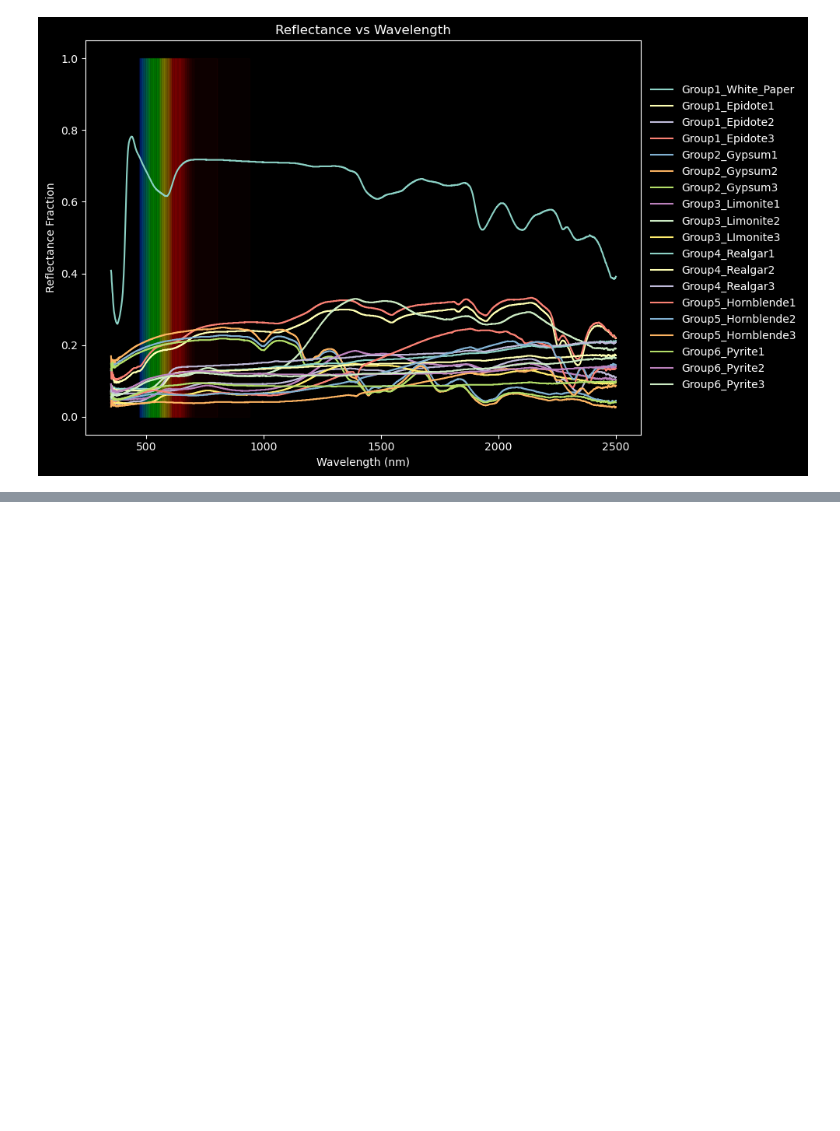
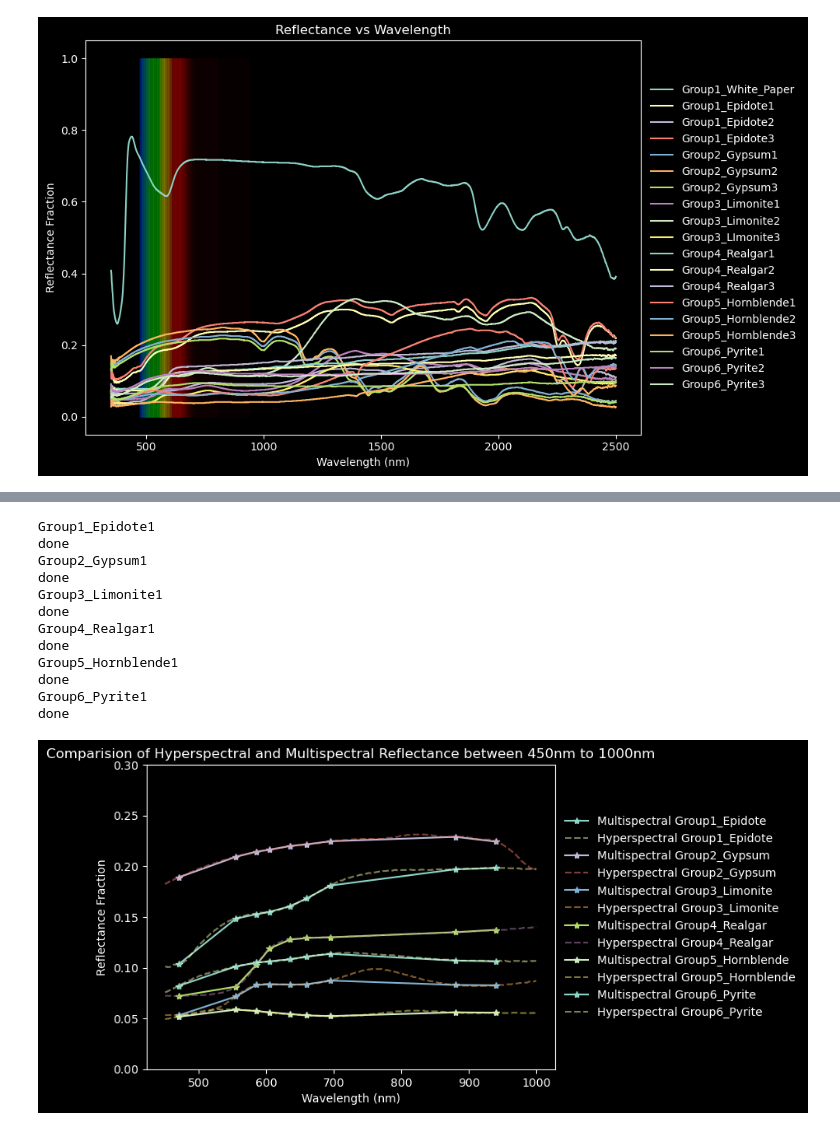
Before and after one commit to ashwin-r-k/SpaceInstrumentationLAB_IITK, a Jupyter notebook: lab2.ipynb, the cells around one changed output, grey strips where cells are left out. Drawn from its saved outputs; the diff is of its cells as text; code cells hidden in the pictures; blank space fills up the shorter version.

```diff
--- a/lab2.ipynb
+++ b/lab2.ipynb
@@ -502,0 +561,67 @@ def plot3_errr(x,y1,y2,y3):
+# %%
+#creating a new data frame to save the extracted  data and save in this
+df_extracted = pd.DataFrame()
+df_extracted["wavelength"] = list_lambda_ms
+
+j=0
+avg=0
+xmin = 450
+xmax = 1000
+for i in range(2,len(df.columns.values),3):
+    j=j+1
+
+    print(df.columns.values[i])
+    avg = (df[df.columns.values[i]].values + df[df.columns.values[i+1]].values+df[df.columns.values[i+2]].values)/3
+    short_y = getshorty(list(list_lambda), list(avg), list(list_lambda_ms))
+
+
+
+    print("done")
+    name = df.columns.values[i]
+
+    df_extracted[name] = np.round(short_y,3)
+
+    plt.plot(list_lambda_ms,short_y,"-*",label=f"Multispectral {name[:-1]} ")
+
+            # Filter long_x and long_y for values within the range [xmin, xmax]
+    filtered_x = [ x for x in list_lambda if xmin <= x <= xmax]
+    filtered_y = [avg[list(list_lambda).index(x)] for x in filtered_x]
+
+    # Plot the filtered data
+    plt.plot(filtered_x, filtered_y, "--",alpha =0.5 , label=f'Hyperspectral {name[:-1]}')
+
+
+
+    j=0
+    avg=0
+
+
+plt.ylim(0,0.3)
+
+# Set the axis limits and labels
+
+plt.xlabel("Wavelength (nm)")
+plt.ylabel("Reflectance Fraction")
+
+#ax.set_yticks([])  # Remove y-axis ticks
+plt.title("Comparision of Hyperspectral and Multispectral Reflectance between 450nm to 1000nm")
+# Display the plot
+plt.legend(loc='center left', bbox_to_anchor=(1, 0.5), frameon=False)
+plt.show()
+
+#save the df as an excel
+print(df_extracted)
+# %% [output]
+Group1_Epidote1
+done
+Group2_Gypsum1
+done
+Group3_Limonite1
+done
+Group4_Realgar1
+done
+Group5_Hornblende1
+done
+Group6_Pyrite1
+done
+[figure, added]
```
Also changed, not shown: parts of 9 cells of this notebook, 9 other files.
